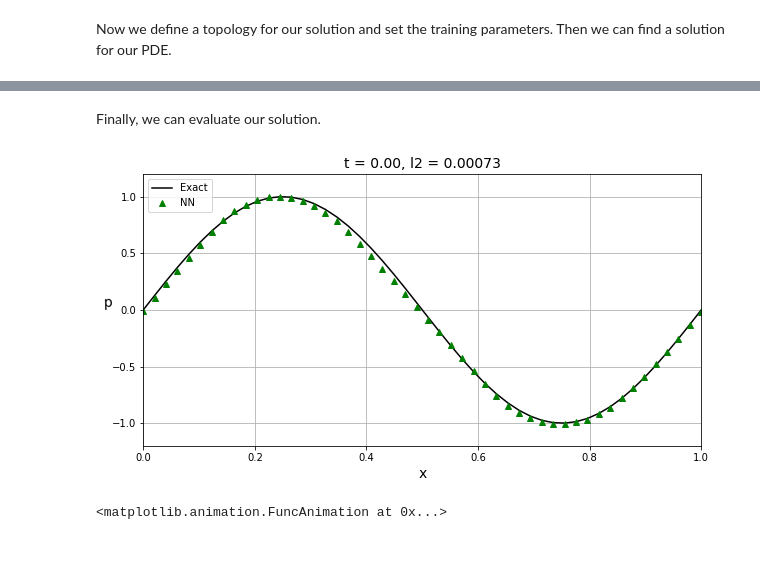
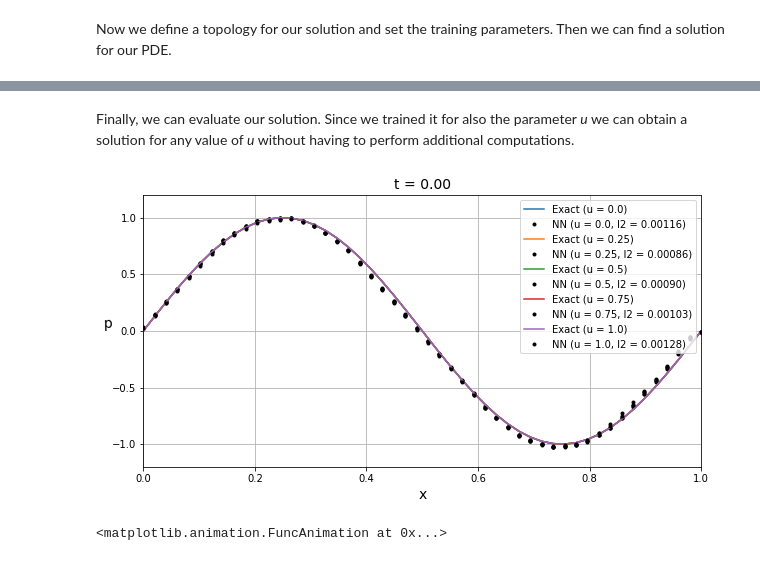
Before and after one commit to smatkovi/nangs, a Jupyter notebook: examples/01_adv1d.ipynb, the cells around one changed output, grey strips where cells are left out. Cells and saved outputs as stored; diff of their text form; code cells hidden in the pictures.

```diff
--- a/examples/01_adv1d.ipynb
+++ b/examples/01_adv1d.ipynb
@@ -30,6 +30,7 @@ First we define our PDE and set the values for training.
 # imports
 from nangs.pde import PDE
 from nangs.bocos import PeriodicBoco, DirichletBoco
+from nangs.solutions import MLP
 
 # define our PDE
 class MyPDE(PDE):
@@ -45,8 +46,8 @@ class MyPDE(PDE):
 pde = MyPDE(inputs=['x', 't', 'u'], outputs=['p'])
 
 # define input values for training
-x_t = np.linspace(0,1,30)
-t_t = np.linspace(0,1,20)
+x_t = np.linspace(0,1,20)
+t_t = np.linspace(0,1,30)
 u_t = np.linspace(0,1,10)
 pde.setValues({'x': x_t, 't': t_t, 'u': u_t})
 
@@ -69,12 +70,10 @@ u_v = np.linspace(0,1,5)
 pde.setValues({'x': x_v, 't': t_v, 'u': u_v}, train=False)
 # %% [markdown]
 Now we define a topology for our solution and set the training parameters. Then we can find a solution for our PDE.
-# %%
-# define solution topology
-topo = {'layers': 5, 'neurons': 1024, 'activations': 'relu'}
-pde.buildSolution(topo)
-
-# set optimization parameters
-pde.compile()
+# %%
+# define solution topology
+mlp = MLP(pde.n_inputs, pde.n_outputs, 5, 2048)
+optimizer = torch.optim.Adam(mlp.parameters(), lr=3e-4)
+pde.compile(mlp, optimizer)
 # %%
 # find the solution
@@ -115,48 +114,51 @@ plt.show()
-# %% [markdown]
-Finally, we can evaluate our solution.
+# %% [markdown]
+Finally, we can evaluate our solution. Since we trained it for also the parameter *u* we can obtain a solution for any value of *u* without having to perform additional computations.
 # %%
 # evaluate the solution
-pde.load_state_dict('adv1d_best.pth')
 x = np.linspace(0,1,50)
 t = np.linspace(0,1,50)
-u = np.array([0.655])
+u = np.linspace(0,1,5)
 p, p0, l2 = [], [], []
 for _t in t:
-    _p0 = np.sin(2.*math.pi*(x-u*_t))
-    pde.evaluate({'x': x, 't': np.array([_t]), 'u': u}, device)
-    _p = pde.outputs['p']
-    _l2 = np.mean((_p - _p0)**2)
+    _p, _p0, _l2 = [], [], []
+    for _u in u:
+        _p0.append(np.sin(2.*math.pi*(x-_u*_t)))
+        pde.evaluate({'x': x, 't': np.array([_t]), 'u': np.array([_u])}, device)
+        _p.append(pde.outputs['p'])
+        _l2.append(np.mean((pde.outputs['p']-np.sin(2.*math.pi*(x-_u*_t)))**2))
     p.append(_p)
     p0.append(_p0)
     l2.append(_l2)
 
 from matplotlib import animation, rc
 rc('animation', html='html5')
 
-def plot(x, p, p0, t, l2):
+def plot(x, p, p0, t, l2, u):
     ax.clear()
-    tit = ax.set_title(f"t = {t:.2f}, l2 = {l2:.5f}", fontsize=14)
-    ax.plot(x, p0, "-k", label="Exact")
-    ax.plot(x, p, "g^", label="NN")
+    #tit = ax.set_title(f"t = {t:.2f}, l2 = {l2:.5f}", fontsize=14)
+    tit = ax.set_title(f"t = {t:.2f}", fontsize=14)
+    for i, _u in enumerate(u):
+        ax.plot(x, p0[i], label=f"Exact (u = {_u})")
+        ax.plot(x, p[i], ".k", label=f"NN (u = {_u}, l2 = {l2[i]:.5f})")
     ax.set_xlabel("x", fontsize=14)
     ax.set_ylabel("p", fontsize=14, rotation=np.pi/2)
-    ax.legend(loc="upper left")
+    ax.legend(loc="upper right")
     ax.grid(True)
     ax.set_xlim([0, 1])
     ax.set_ylim([-1.2, 1.2])
     return [tit]
 
-def get_anim(fig, ax, x, p, p0, t, l2):
+def get_anim(fig, ax, x, p, p0, t, l2, u):
     def anim(i):
-        return plot(x, p[i], p0[i], t[i], l2[i])
+        return plot(x, p[i], p0[i], t[i], l2[i], u)
     return anim
 
 fig = plt.figure(figsize=(10,5))
 ax = fig.add_subplot(111, autoscale_on=False)
-animate = get_anim(fig, ax, x, p, p0, t, l2)
+animate = get_anim(fig, ax, x, p, p0, t, l2, u)
 anim = animation.FuncAnimation(fig, animate, frames=len(t), interval=100, blit=True)
 # %% [output]
-[figure, old version]
+[figure, new version]
 # %%
 anim
 # %% [output]
```
Also changed, not shown: parts of 2 cells of this notebook, 26 other files.
